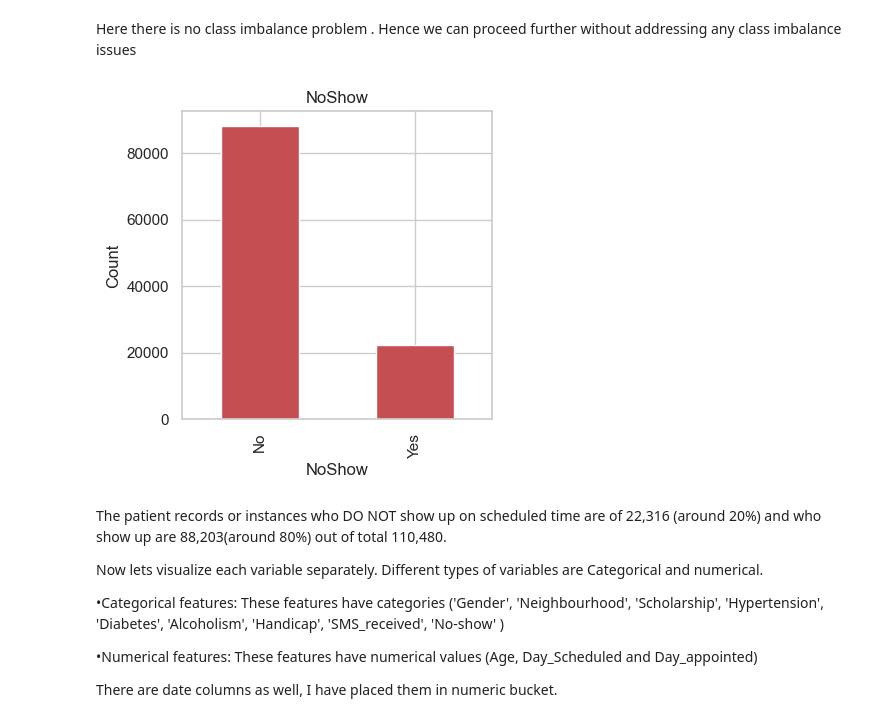
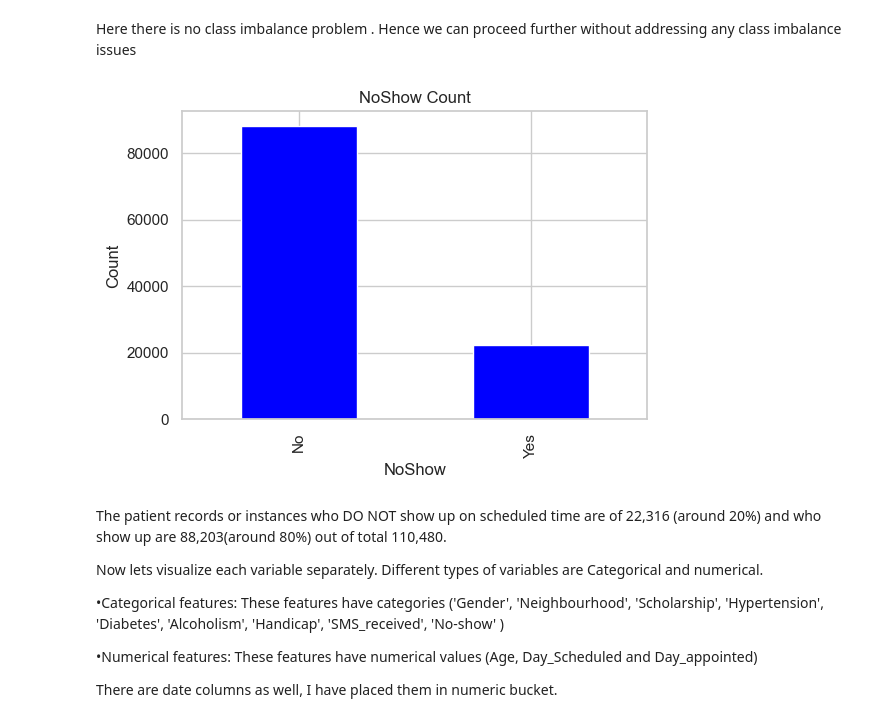
Before and after one commit to tranthuy0696/Project-Investigate-a-Dataset, a Jupyter notebook: Investigate_a_Dataset.ipynb, the cells around one changed output. Cells and saved outputs as stored; diff of their text form; code cells hidden in the pictures.

```diff
--- a/Investigate_a_Dataset.ipynb
+++ b/Investigate_a_Dataset.ipynb
@@ -53,6 +53,31 @@ import datetime
 import seaborn as sns
 sns.set(style="white")
 sns.set(style="whitegrid", color_codes=True)
+# %%
+import matplotlib.pyplot as plt
+
+def plot_value_counts(df, column_name, figsize=(4, 4), color='r', title=None):
+    """
+    Plot a bar chart of value counts for a specified column in a DataFrame.
+
+    Parameters:
+    - df: DataFrame containing the column to plot.
+    - column_name: Name of the column for which to plot value counts.
+    - figsize: Tuple specifying the figure size (width, height).
+    - color: Color of the bars in the plot.
+    - title: Title of the plot. If None, no title is set.
+    """
+    # Generate the value counts and plot them
+    df[column_name].value_counts().plot.bar(figsize=figsize, color=color)
+
+    # Add labels and title
+    if title:
+        plt.title(title)
+    plt.xlabel(column_name)
+    plt.ylabel('Count')
+
+    # Show the plot
+    plt.show()
 # %% [markdown]
 <a id='wrangling'></a>
 ## Data Wrangling
@@ -381,12 +398,10 @@ Yes    0.20192
 Name: NoShow, dtype: float64
 # %% [markdown]
 Here there is no class imbalance problem . Hence we can proceed further without addressing any class imbalance issues
-# %%
-df['NoShow'].value_counts().plot.bar(figsize = (4,4), title = 'NoShow', color = 'r')
-plt.xlabel('NoShow')
-plt.ylabel('Count');
-# %% [output]
-[figure, removed]
+# %%
+plot_value_counts(df, 'NoShow', figsize=(6, 4), color='blue', title='NoShow Count')
+# %% [output]
+[figure, added]
 # %% [markdown]
 The patient records or instances who DO NOT show up on scheduled time  are of 22,316 (around 20%) and who show up  are
 88,203(around 80%) out of total 110,480.
```
Also changed, not shown: parts of 20 cells of this notebook, 1 other file.
